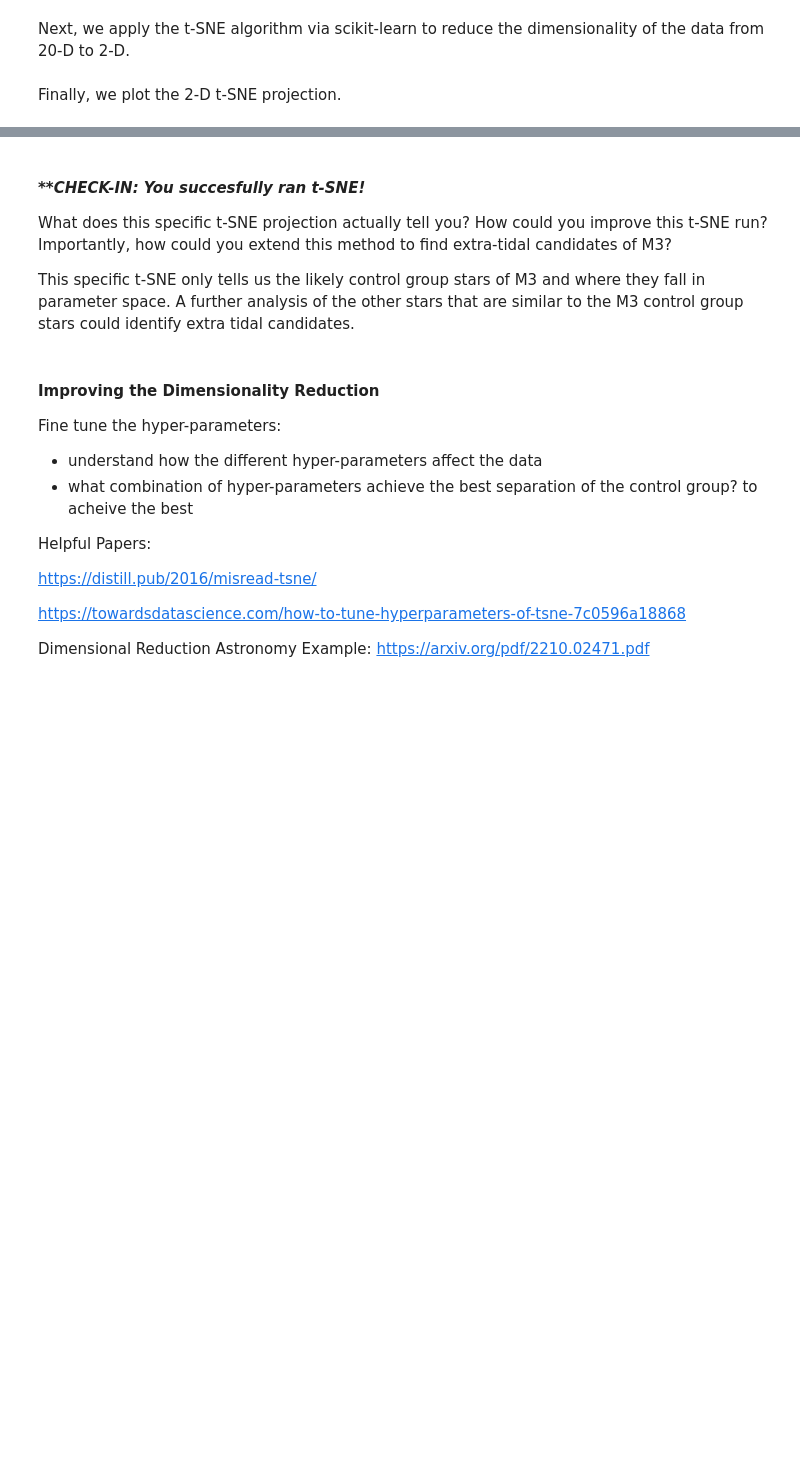
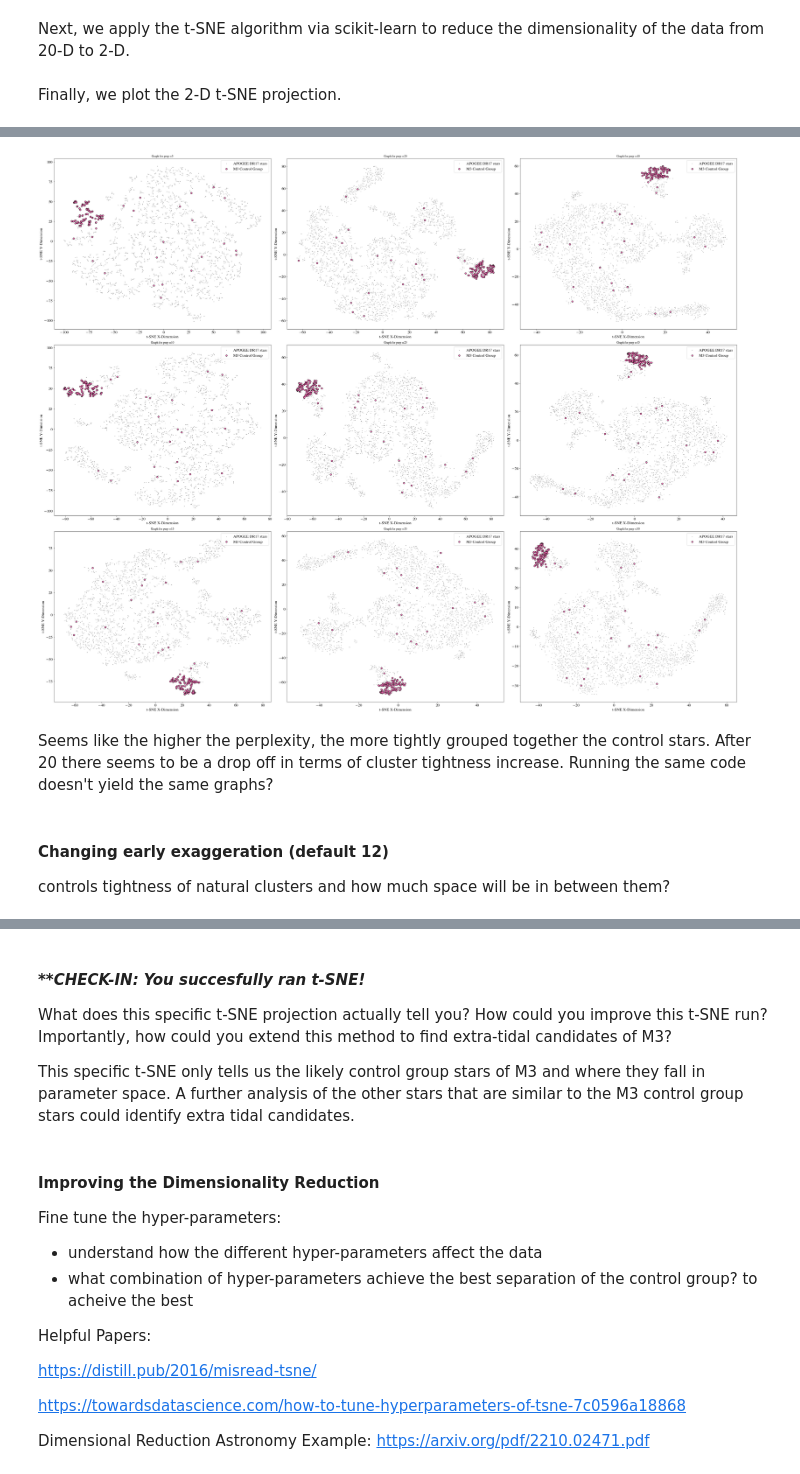
Before and after one commit to webbjj/GALACTIC_Group, a Jupyter notebook: group_folders/Ryan's folder/tsne_tutorial.ipynb, the cells around one changed output, grey strips where cells are left out. Saved outputs shown, nothing was run; the diff lists cells and outputs as text; code cells hidden in the pictures; blank space fills up the shorter version.

```diff
--- a/group_folders/Ryan's folder/tsne_tutorial.ipynb
+++ b/group_folders/Ryan's folder/tsne_tutorial.ipynb
@@ -389,0 +416,27 @@ plt.show()
+# %%
+### Perplexity changing
+# Transpose the standardized + filtered array:
+standardized_array_transpose = np.transpose(standardized_array)
+
+# Run t-SNE on the transposed array:
+# perplexity list (default 30)
+perp_list = [5, 10, 15, 20, 25, 35, 40, 45, 50]
+t_SNE_dimX_perp = []
+t_SNE_dimY_perp = []
+tsne_dimX_control_perp = []
+tsne_dimY_control_perp = []
+for i in perp_list:
+    tsne_init_perp = TSNE(n_components=2, perplexity=i)
+    tsne_2d_perp = tsne_init_perp.fit_transform(standardized_array_transpose)
+
+    # Get t-SNE outputs for complete filtered dataset:
+    t_SNE_dimX_perp.append(tsne_2d_perp[:, 0])
+    t_SNE_dimY_perp.append(tsne_2d_perp[:, 1])
+
+    # Get t-SNE outputs for control group:
+    tsne_dimX_control_perp.append(t_SNE_dimX_perp[-1][indices_control])
+    tsne_dimY_control_perp.append(t_SNE_dimY_perp[-1][indices_control])
+
+    print('t_SNE done for perp =', i)
+
+print('t_SNE done')
@@ -389,0 +454,23 @@ plt.show()
+# %%
+fig_perp, ax = plt.subplots(3, 3, figsize=(40,32))
+for i in range(3):
+    for j in range(3):
+        ax[i,j].scatter(t_SNE_dimX_perp[i + 3 * j], t_SNE_dimY_perp[i + 3 * j], s=1, c='gray', label='APOGEE DR17 stars')
+        ax[i,j].scatter(tsne_dimX_control_perp[i + 3 * j], tsne_dimY_control_perp[i + 3 * j], s=45, edgecolor='k', c='hotpink', label='M3 Control Group')
+        ax[i,j].set_xlabel("t-SNE X-Dimension", fontsize=16)
+        ax[i,j].set_ylabel("t-SNE Y-Dimension", fontsize=16)
+        ax[i,j].tick_params(axis='both', which='major', labelsize=16)
+        ax[i,j].tick_params(axis='both', which='minor', labelsize=16)
+        ax[i,j].set_title('Graph for perp =' + str(perp_list[i + 3 * j]))
+        ax[i,j].legend(fontsize=16, loc=1)
+        #print('Total: ', len(t_SNE_dimX_list[i + 3*j]), 'Control: ', len(tsne_dimX_control_list[i + 3 * j]))
+plt.tight_layout()
+plt.savefig('tSNE_perp')
+plt.show()
+# %% [output]
+[figure, added]
+# %% [markdown]
+Seems like the higher the perplexity, the more tightly grouped together the control stars. After 20 there seems to be a drop off in terms of cluster tightness increase. Running the same code doesn't yield the same graphs?
+# %% [markdown]
+#### Changing early exaggeration (default 12)
+controls tightness of natural clusters and how much space will be in between them?
```
Also changed, not shown: parts of 15 cells of this notebook, 15 other files.
